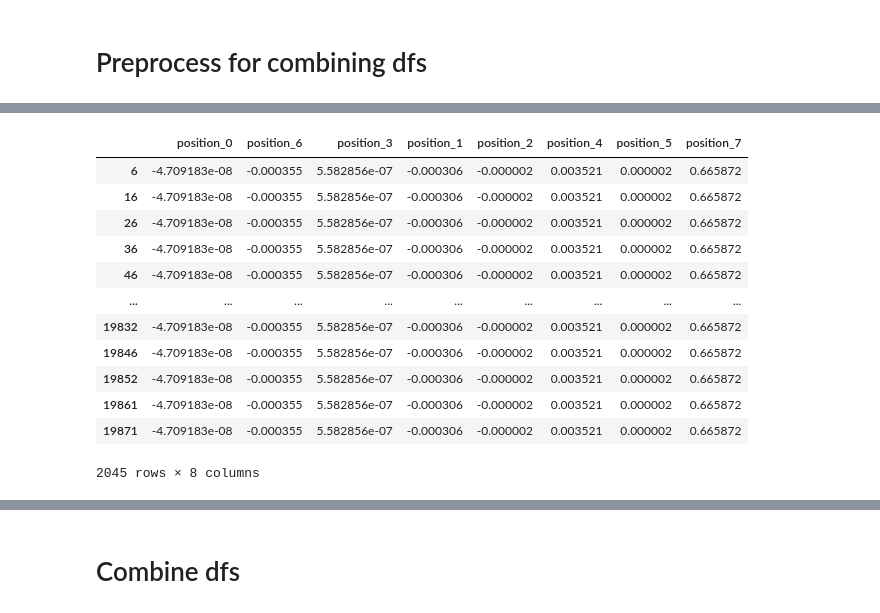
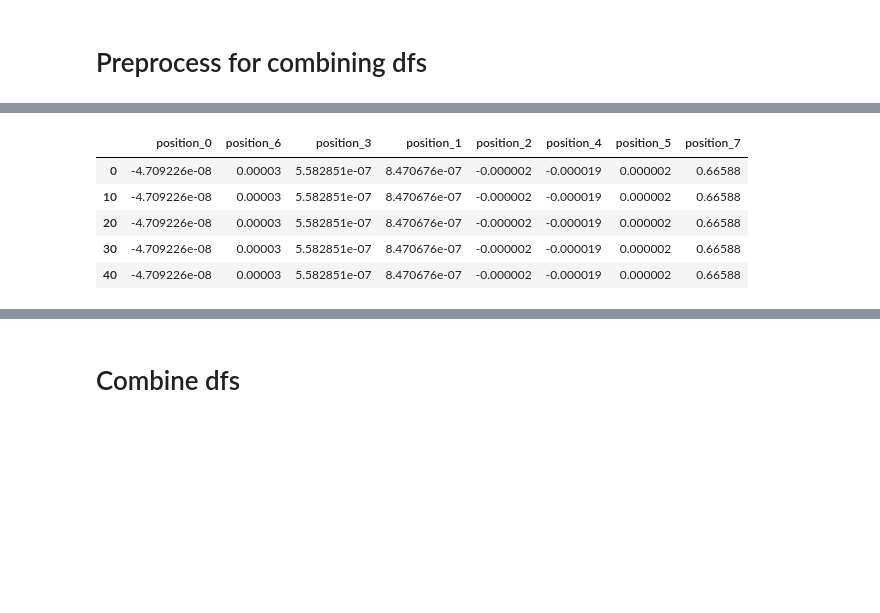
Before and after one commit to koyo-8144/data_collection, a Jupyter notebook: offline/jupyter_notebook/csv_to_tfrecords.ipynb, the cells around one changed output, grey strips where cells are left out. Cells and saved outputs as stored; diff of their text form; code cells hidden in the pictures; blank space fills up the shorter version.

Commit message:
NO_TICKET: make joint and eef states df same length

```diff
--- a/offline/jupyter_notebook/csv_to_tfrecords.ipynb
+++ b/offline/jupyter_notebook/csv_to_tfrecords.ipynb
@@ -244,8 +242,6 @@ ee_states_df
 # %%
-# joint_states_df= pd.read_csv('/home/koyo/data_collection/offline/bag_files/rosbag2_2024_11_25-17_43_27/rosbag2_2024_11_25-17_43_27_0.db/joint_states.csv')
-# joint_states_df= pd.read_csv('/home/koyo/data_collection/offline/bag_files/rosbag2_2024_11_25-19_13_17/rosbag2_2024_11_25-19_13_17_0.db/joint_states.csv')
-joint_states_df= pd.read_csv('/home/koyo/data_collection/offline/bag_files/rosbag2_2024_11_28-14_14_36/rosbag2_2024_11_28-14_14_36_0.db/joint_states.csv')
-joint_states_df
+joint_states_df= pd.read_csv(JOINT_STATES_PATH)
+joint_states_df.head()
 # %% [output]
 |  | time | header_stamp_secs | header_stamp_nsecs | header_frame_id | name_0 | name_1 | name_2 | name_3 | ... |
 | 0 | 2024/11/28 14:14:36.37780437 | 262 | 16000000 | NaN | joint_1 | joint_4 | joint_5 | joint_3 | ... |
@@ -467,0 +333,9 @@ joint_states_v4_df
+# %%
+# joint states are ~10x more than end-effector states
+# take one joint state for each end-effector state
+# remove the joint states or EEF states that have no pair
+KEEP_EVERY_NTH = 10
+
+joint_states_filtered = joint_states_v3_df.iloc[::KEEP_EVERY_NTH, :]
+print(f'EEF states shape: \t\t{ee_states_df.shape}')
+print(f'filtered joint states shape: \t{joint_states_filtered.shape}')
@@ -491,0 +347,14 @@ Number of rows in joint_states_df: 2045
+# %%
+ee_rows = ee_states_df.shape[0]
+joint_rows = joint_states_filtered.shape[0]
+
+ee_states_aligned_df = ee_states_df
+joint_states_aligned_df = joint_states_filtered
+
+if ee_rows > joint_rows:
+    ee_states_aligned_df = ee_states_df[:joint_rows]
+elif ee_rows < joint_rows:
+    joint_states_aligned_df = joint_states_filtered[:ee_rows]
+
+# sanity check if the row numbers not equal
+assert joint_states_aligned_df.shape[0] == ee_states_aligned_df.shape[0]
@@ -494,6 +404,4 @@ Number of rows in joint_states_df: 2045
 # %%
 # remove unnecesarry columns
 drop_columns_2 = ['name_0', 'name_6', 'name_3', 'name_1', 'name_2','name_4', 'name_5', 'name_7']
-joint_states_v6_df = joint_states_v5_df.drop(drop_columns_2, axis=1) # inplace=True parameter modifies the DataFrame in place and returns None
-
-joint_states_v6_df
+joint_states_aligned_df = joint_states_aligned_df.drop(drop_columns_2, axis=1) # inplace=True parameter modifies the DataFrame in place and returns None
@@ -514,21 +408,14 @@ joint_states_v6_df
 # %%
 # remove time
 drop_columns_3 = ['time']
-joint_states_v7_df = joint_states_v6_df.drop(drop_columns_3, axis=1) # inplace=True parameter modifies the DataFrame in place and returns None
+joint_states_aligned_df = joint_states_aligned_df.drop(drop_columns_3, axis=1) # inplace=True parameter modifies the DataFrame in place and returns None
 
-joint_states_v7_df
+joint_states_aligned_df.head()
 # %% [output]
 |  | position_0 | position_6 | position_3 | position_1 | position_2 | position_4 | position_5 | position_7 |
-| 6 | -4.709183e-08 | -0.000355 | 5.582856e-07 | -0.000306 | -0.000002 | 0.003521 | 0.000002 | 0.665872 |
-| 16 | -4.709183e-08 | -0.000355 | 5.582856e-07 | -0.000306 | -0.000002 | 0.003521 | 0.000002 | 0.665872 |
-| 26 | -4.709183e-08 | -0.000355 | 5.582856e-07 | -0.000306 | -0.000002 | 0.003521 | 0.000002 | 0.665872 |
-| 36 | -4.709183e-08 | -0.000355 | 5.582856e-07 | -0.000306 | -0.000002 | 0.003521 | 0.000002 | 0.665872 |
-| 46 | -4.709183e-08 | -0.000355 | 5.582856e-07 | -0.000306 | -0.000002 | 0.003521 | 0.000002 | 0.665872 |
-| ... | ... | ... | ... | ... | ... | ... | ... | ... |
-| 19832 | -4.709183e-08 | -0.000355 | 5.582856e-07 | -0.000306 | -0.000002 | 0.003521 | 0.000002 | 0.665872 |
-| 19846 | -4.709183e-08 | -0.000355 | 5.582856e-07 | -0.000306 | -0.000002 | 0.003521 | 0.000002 | 0.665872 |
-| 19852 | -4.709183e-08 | -0.000355 | 5.582856e-07 | -0.000306 | -0.000002 | 0.003521 | 0.000002 | 0.665872 |
-| 19861 | -4.709183e-08 | -0.000355 | 5.582856e-07 | -0.000306 | -0.000002 | 0.003521 | 0.000002 | 0.665872 |
-| 19871 | -4.709183e-08 | -0.000355 | 5.582856e-07 | -0.000306 | -0.000002 | 0.003521 | 0.000002 | 0.665872 |
+| 0 | -4.709226e-08 | 0.00003 | 5.582851e-07 | 8.470676e-07 | -0.000002 | -0.000019 | 0.000002 | 0.66588 |
+| 10 | -4.709226e-08 | 0.00003 | 5.582851e-07 | 8.470676e-07 | -0.000002 | -0.000019 | 0.000002 | 0.66588 |
+| 20 | -4.709226e-08 | 0.00003 | 5.582851e-07 | 8.470676e-07 | -0.000002 | -0.000019 | 0.000002 | 0.66588 |
+| 30 | -4.709226e-08 | 0.00003 | 5.582851e-07 | 8.470676e-07 | -0.000002 | -0.000019 | 0.000002 | 0.66588 |
+| 40 | -4.709226e-08 | 0.00003 | 5.582851e-07 | 8.470676e-07 | -0.000002 | -0.000019 | 0.000002 | 0.66588 |
-2045 rows × 8 columns
 # %%
```
Also changed, not shown: parts of 33 cells of this notebook.
